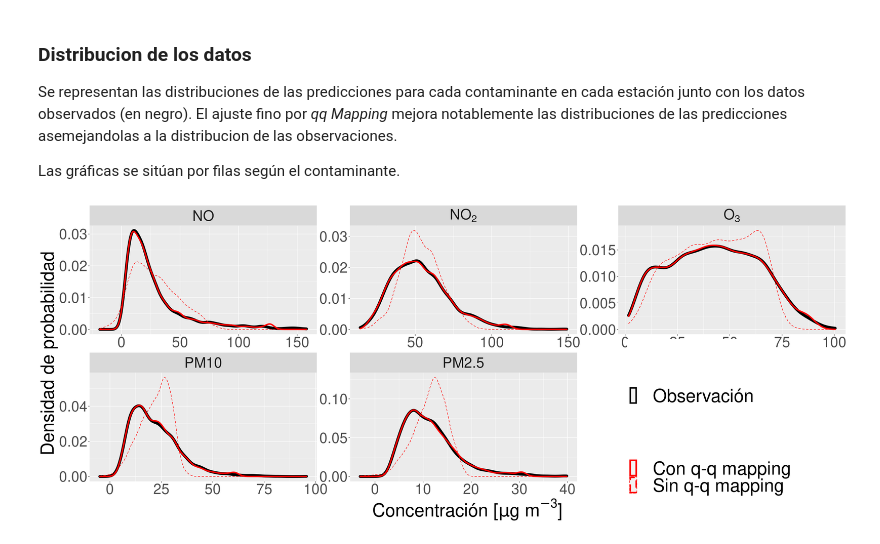
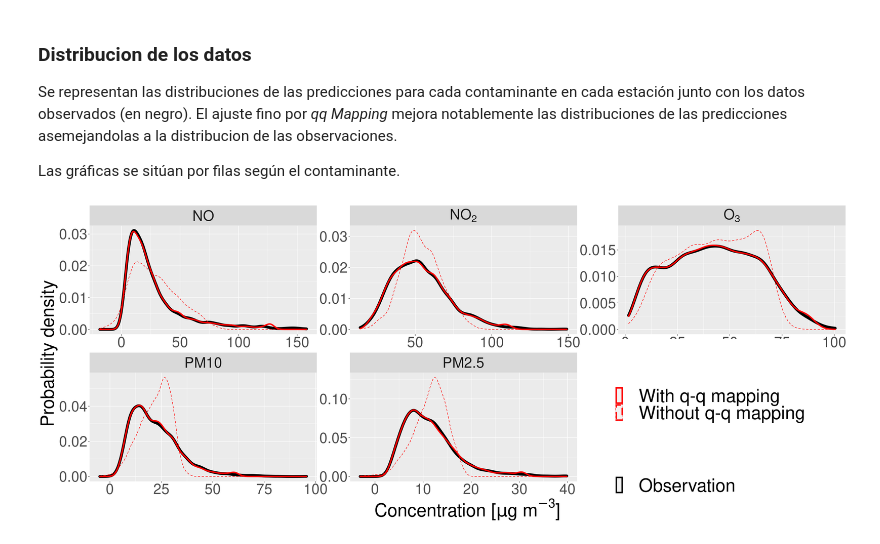
Before and after one commit to Jaimedgp/AirQualityCOVID, a Jupyter notebook: notebooks/Cross-validation/Cross-validation_grph.ipynb, the cells around one changed output. Saved outputs shown, nothing was run; the diff lists cells and outputs as text; code cells hidden in the pictures.

```diff
--- a/notebooks/Cross-validation/Cross-validation_grph.ipynb
+++ b/notebooks/Cross-validation/Cross-validation_grph.ipynb
@@ -101,11 +101,15 @@ pollut.notation <- c("no" = expression(NO),
                      "pm10" = expression(PM10),
                      "pm2.5" = expression(PM2.5)
                     )
-Error.notation <- c("bias" = "Bias",
-                    "cor1" = "Correlación",
-                    "cor2" = "Correlación Desestacionalizada",
-                    "RMSE" = "RMSE",
-                    "var.ratio" = "Ratio de Varianza"
+method.notation <- c("lm" = expression(MLR),
+                     "rf" = expression(RF),
+                     "knn" = expression(KNN)
+                    )
+Error.notation <- c("bias" = expression(paste("Bias", " ratio [-]")),
+                    "cor1" = expression(paste("Correlation", " [-]")),
+                    "cor2" = expression(paste("Unseasonalised", " correlation", " [-]")),
+                    "RMSE" = expression(paste("RMSE [", mu, "g", m^-3, "]")),
+                    "var.ratio" = expression(paste("Variance", " ratio [-]"))
                    )
 site.notation <- c("es0118a" = "Madrid, Escuelas Aguirre",  # NO2, NO, O3, PM10, PM2.5
                    "es1938a" = "Madrid, Castellana",  # PM2.5
@@ -466,34 +468,34 @@ Las gráficas se sitúan por filas según el contaminante.
 # %%
 plt.dens <- ggplot(data=predict.df) +
     scale_linetype_manual(name="",
-                          values = c("Con q-q mapping" = "solid",
-                                     "Sin q-q mapping"="dashed")) +
+                          values = c("With q-q mapping" = "solid",
+                                     "Without q-q mapping"="dashed")) +
     scale_color_manual(name="",
-                       values = c("Observación"="black")) +
-    geom_density(aes(x=obs, color="Observación"), size=3) +
+                       values = c("Observation"="black")) +
+    geom_density(aes(x=obs, color="Observation"), size=3) +
     geom_density(aes(x=pred.qq,
                      #color=method,
-                     linetype="Con q-q mapping"),
+                     linetype="With q-q mapping"),
                  color="red",
                  size=1.5) +
     geom_density(aes(x=pred,
                      #color=method,
-                     linetype="Sin q-q mapping"),
+                     linetype="Without q-q mapping"),
                  color="red",
                  size=0.5) +
     facet_wrap(~variable,
                ncol = 3, scale="free",
                labeller = labeller(variable=label_parsed)) +
-    scale_x_continuous(name=expression(paste("Concentración [", mu, "g ", m^-3, "]"))) +
-    scale_y_continuous(name="Densidad de probabilidad") +
+    scale_x_continuous(name=expression(paste("Concentration [", mu, "g ", m^-3, "]"))) +
+    scale_y_continuous(name="Probability density") +
     theme(legend.position=c(0.82,0.25),
           text = element_text(size=40),
           legend.text = element_text(size=40),
           legend.title = element_text(size=70),
          )
 
-ggsave(plot = plt.dens, filename = "Plots/Cross-Validation/density.png", width =30, height = 15)
+ggsave(plot = plt.dens, filename = "doc/paper/Figures/density.png", width =30, height = 15)
 
 plt.dens
 # %% [output]
-[figure, old version]
+[figure, new version]
```
Also changed, not shown: parts of 6 cells of this notebook, 4 other files.
